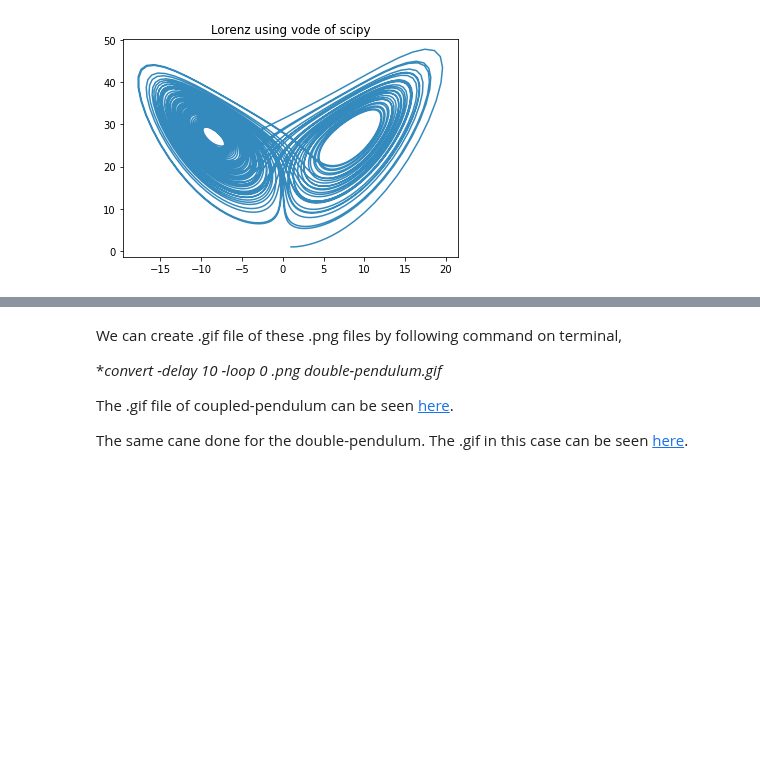
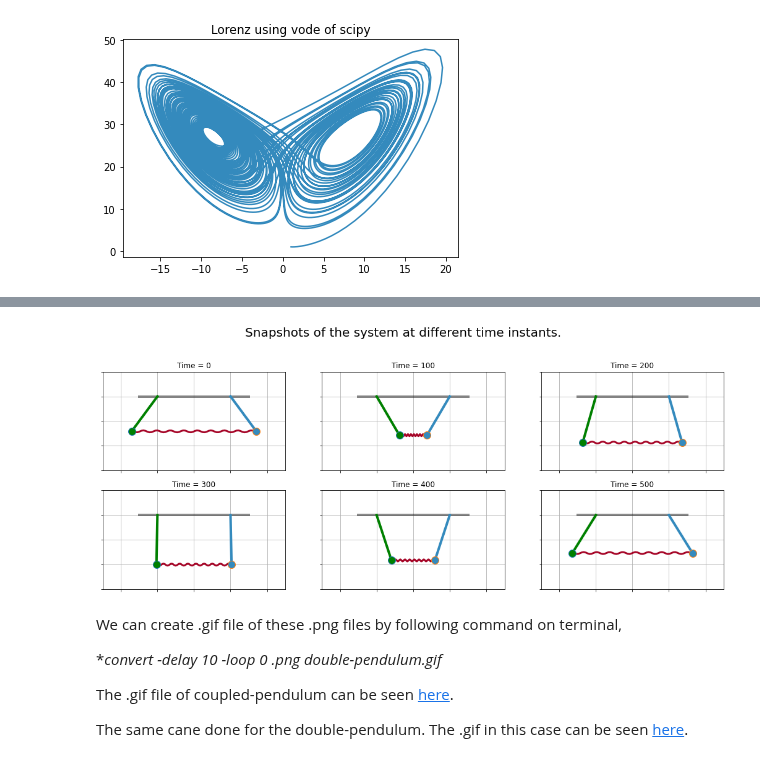
Before and after one commit to rajeshrinet/compPhy, a Jupyter notebook: notebooks/2014/ODEs.ipynb, the cells around one changed output, grey strips where cells are left out. Cells and saved outputs as stored; diff of their text form; code cells hidden in the pictures; blank space fills up the shorter version.

```diff
--- a/notebooks/2014/ODEs.ipynb
+++ b/notebooks/2014/ODEs.ipynb
@@ -361,7 +361,7 @@ rp0[0] = -pi/4
 T = 10				    # end of simulation
 N = 1000 				# no of time steps
 time_points = np.linspace(0, T, N+1)
-solver = odespy.RKF45(CoupledPendulum)
+solver = odespy.RK4(CoupledPendulum)
 solver.set_initial_condition(rp0)
 u, t = solver.solve(time_points)
 
@@ -370,33 +370,35 @@ f = plt.figure(figsize=(18, 10))
 fr = 1
 
 for i in [0, 100, 200, 300, 400, 500 ]:
     sp = f.add_subplot(3, 3, fr )
     fr = fr + 1
     x1 = -1 + np.sin(u[i, 0])
     y1 = -np.cos(u[i, 0])
     x2 = 1  + np.sin(u[i, 1])
     y2 = -np.cos(u[i, 1])
     p1x = np.array([-1, x1])
     p1y = np.array([0, y1])
     p2x = np.array([1, x2])
     p2y = np.array([0, y2])
     spx = np.linspace(x1, x2, 64)#np.array([x1, x2])
     spy = (np.linspace(y1, y2, 64))#np.array([y1, y2])
     axis([-2.5, 2.5, -1.5, 0.5])
     sx = np.array([-1.5, 1.5])
     sy = np.array([0, 0])
     plot(sx, sy, 'k', linewidth=4.0, alpha=0.46 )
     plot(spx, spy + 0.02*np.sin(58*spx/(x2-x1)),color='#A60628', linewidth=3.0, alpha=1)
     plot(p1x, p1y, 'g', linewidth=4.0 )
     plot(x1, y1, marker='o', markerfacecolor='green', markersize=12)
     plot(p2x, p2y, color="#348ABD", linewidth=4.0 )
     plot(x2, y2,  marker='o', markerfacecolor="#348ABD", markersize=12)
     grid(True)
     title('Time = %d'%(i))
     setp(sp.get_xticklabels(), visible=False)
     setp(sp.get_yticklabels(), visible=False)
 
 suptitle("Snapshots of the system at different time instants.",fontsize=20);
+# %% [output]
+[figure, added]
 # %% [markdown]
 We can create .gif file of these .png files by following command on terminal,
 
```
Also changed, not shown: parts of 5 cells of this notebook, 8 other files.
